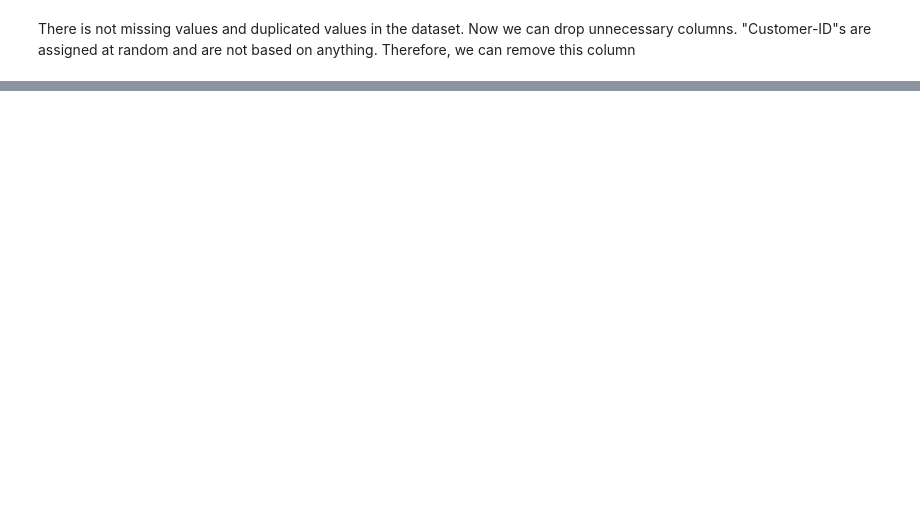
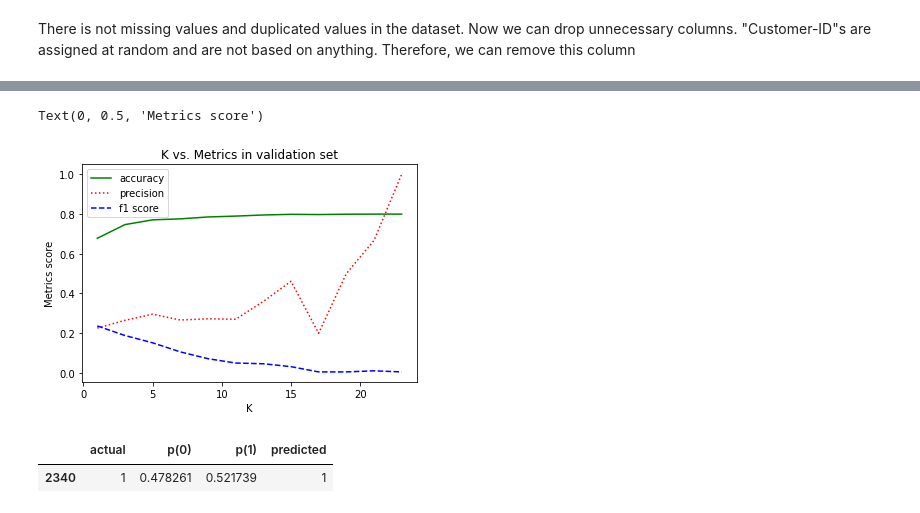
Before and after one commit to Fatemeh-Khosravi/Customer-Churn-Prediction, a Jupyter notebook: ADS505-FinalProject-ChrunPrediction.ipynb, the cells around one changed output, grey strips where cells are left out. Cells and saved outputs as stored; diff of their text form; code cells hidden in the pictures; blank space fills up the shorter version.

```diff
--- a/ADS505-FinalProject-ChrunPrediction.ipynb
+++ b/ADS505-FinalProject-ChrunPrediction.ipynb
@@ -163,0 +316,13 @@ churn_df = data_type_change(churn_df,["country_France","country_Germany","countr
+# %%
+# splitting into X and Y
+
+X = churn_df.drop('churn', axis = 1)
+y = churn_df['churn']
+
+# partitioning data into 90% train and 10% test, and then will further split for validation
+
+trainX, testX, trainy, testy = train_test_split(X, y, test_size = .1, random_state = 12345)
+
+# using 80 / 20 split for train and validation set
+
+trainX, validX, trainy, validy = train_test_split(trainX, trainy, test_size = .2, random_state = 12345)
@@ -163,0 +339,15 @@ churn_df = data_type_change(churn_df,["country_France","country_Germany","countr
+# %%
+# Train a classifier for different values of k
+knn_results = []
+for k in range(1, 25, 2):
+    knn = KNeighborsClassifier(n_neighbors=k).fit(trainX, trainy)
+    knn_results.append({
+        'k': k,
+        'accuracy': accuracy_score(validy, knn.predict(validX)),
+        'precision': precision_score(validy, knn.predict(validX)),
+        'f1_score': f1_score(validy, knn.predict(validX))
+    })
+
+# Convert results to a pandas data frame
+knn_results = pd.DataFrame(knn_results)
+knn_results
@@ -163,0 +368,29 @@ churn_df = data_type_change(churn_df,["country_France","country_Germany","countr
+# %%
+# Plotting K-nn metrics from validation tests
+
+# show accuracy by k
+plt.plot(knn_results.k, knn_results.accuracy, linestyle='-', c='green', label = "accuracy")
+plt.plot(knn_results.k, knn_results.precision, linestyle=':', c='red', label = "precision")
+plt.plot(knn_results.k, knn_results['f1_score'], linestyle='--', c='blue', label = "f1 score")
+plt.legend()
+plt.title('K vs. Metrics in validation set')
+plt.xlabel('K')
+plt.ylabel('Metrics score')
+# %% [output]
+Text(0, 0.5, 'Metrics score')
+[figure, added]
+# %%
+# Prediction using Test dataset
+predictions = knn.predict(validX)
+probabilities = knn.predict_proba(validX)
+
+knn_result = pd.DataFrame({'actual': validy,
+                             'p(0)': [p[0] for p in probabilities],
+                             'p(1)': [p[1] for p in probabilities],
+                             'predicted': predictions})
+
+fundfuture_df_donor = knn_result.loc[knn_result.predicted == 1]
+fundfuture_df_donor
+# %% [output]
+|  | actual | p(0) | p(1) | predicted |
+| 2340 | 1 | 0.478261 | 0.521739 | 1 |
```
Also changed, not shown: parts of 40 cells of this notebook.
